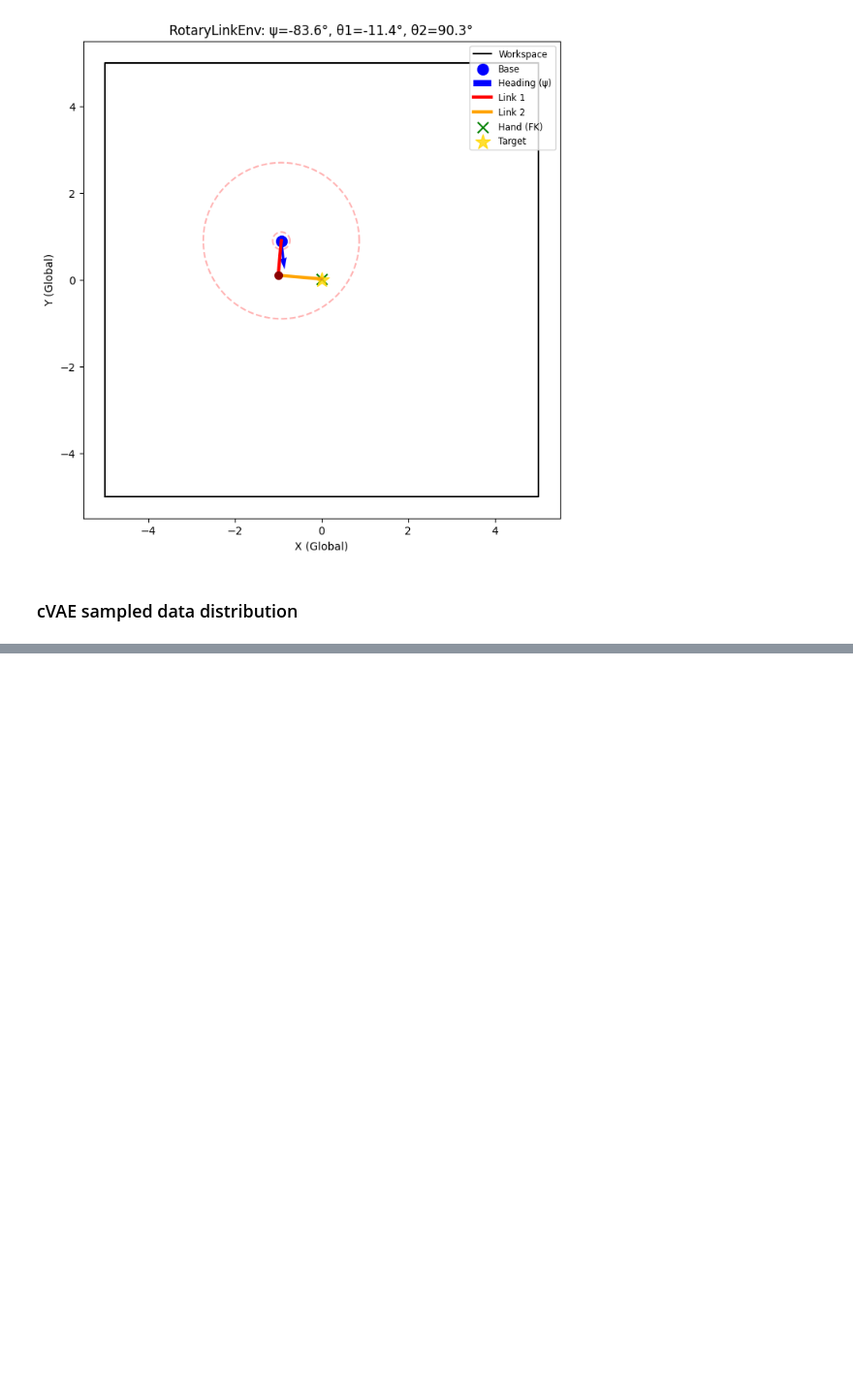
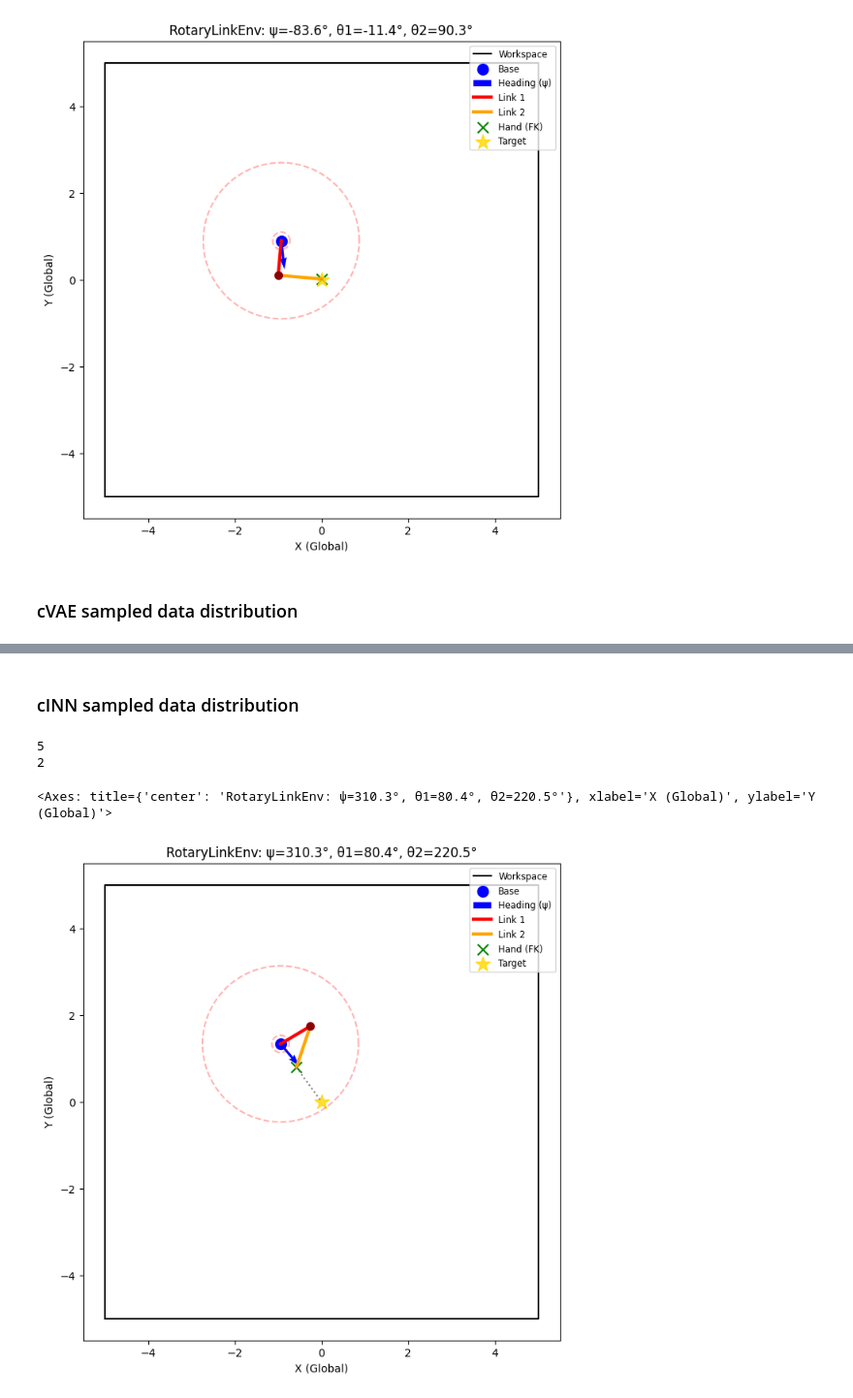
Before and after one commit to kyishanzh/reachability_tests, a Jupyter notebook: rotarylinkenv_test.ipynb, the cells around one changed output, grey strips where cells are left out. Shown at 97% size. Saved outputs shown, nothing was run; the diff lists cells and outputs as text; code cells hidden in the pictures; blank space fills up the shorter version.

```diff
--- a/rotarylinkenv_test.ipynb
+++ b/rotarylinkenv_test.ipynb
@@ -130,0 +128,15 @@ plot_data_distribution(bx, by, psi, th1, th2)
+# %% [markdown]
+### cINN sampled data distribution
+# %%
+from reachability.models.cinn import CINNConditionalSampler
+cinn_model_path = "outputs/model_ckpts/cinn/cinn_rotarylink_1142026.pt"
+cinn_model = CINNConditionalSampler.load(env, cinn_model_path, device="cpu")
+
+# 1. Generate 2000 samples for a fixed target at the origin
+Q_samples = cinn_model.sample(H_fixed, n_samples=1, rng=rng)
+env.plot(Q_samples[0].flatten(), H_fixed)
+# %% [output]
+5
+2
+<Axes: title={'center': 'RotaryLinkEnv: ψ=310.3°, θ1=80.4°, θ2=220.5°'}, xlabel='X (Global)', ylabel='Y (Global)'>
+[figure, added]
```
Also changed, not shown: parts of 4 cells of this notebook, 10 other files.
